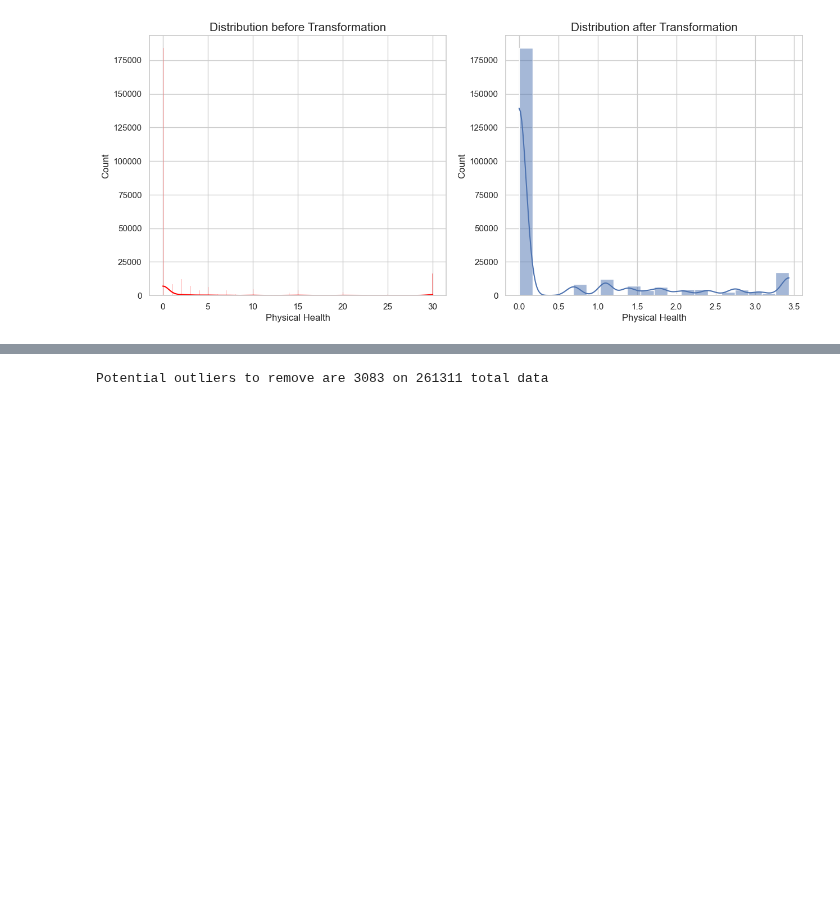
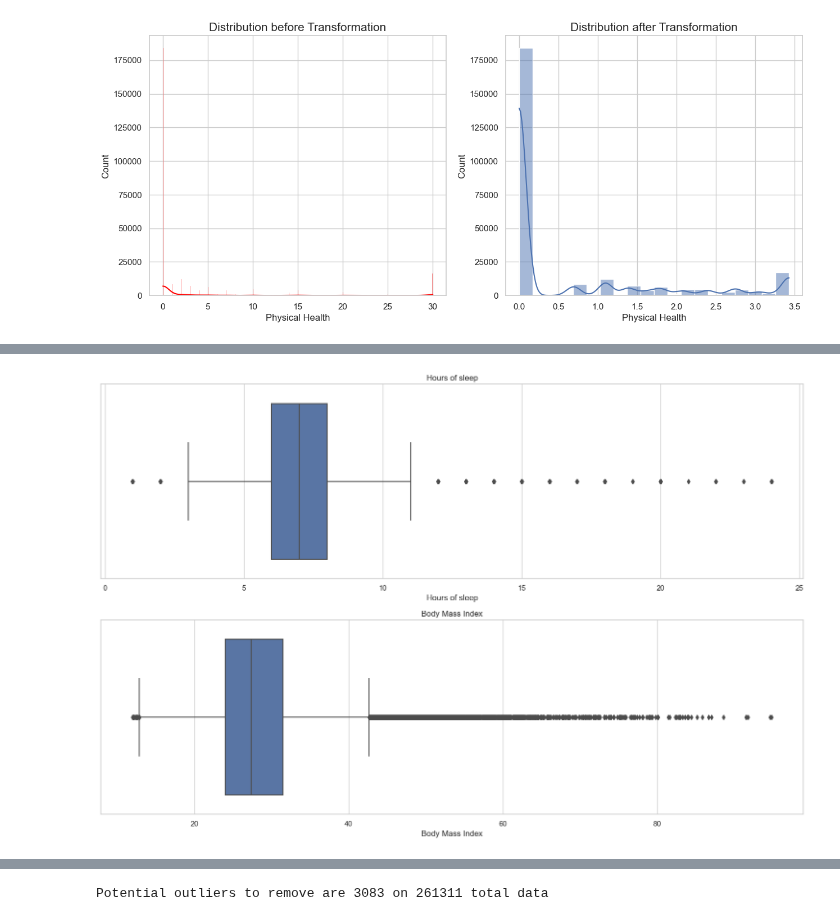
Before and after one commit to Dadd0/AI_MedCare_282401, a Jupyter notebook: main.ipynb, the cells around one changed output, grey strips where cells are left out. Drawn from its saved outputs; the diff is of its cells as text; code cells hidden in the pictures; blank space fills up the shorter version.

```diff
--- a/main.ipynb
+++ b/main.ipynb
@@ -428,0 +445,14 @@ for feature in numerical_features:
+# %%
+# Summary statistics for numerical columns
+numerical_columns = ['Hours of sleep', 'Body Mass Index']
+
+# Creating box plots for each numerical variable
+plt.figure(figsize=(15, 10))
+for i, col in enumerate(numerical_columns):
+    plt.subplot(len(numerical_columns), 1, i + 1)
+    sns.boxplot(x=medcenter_df[col])
+    plt.title(col)
+plt.tight_layout()
+plt.show()
+# %% [output]
+[figure, added]
```
Also changed, not shown: parts of 19 cells of this notebook.
